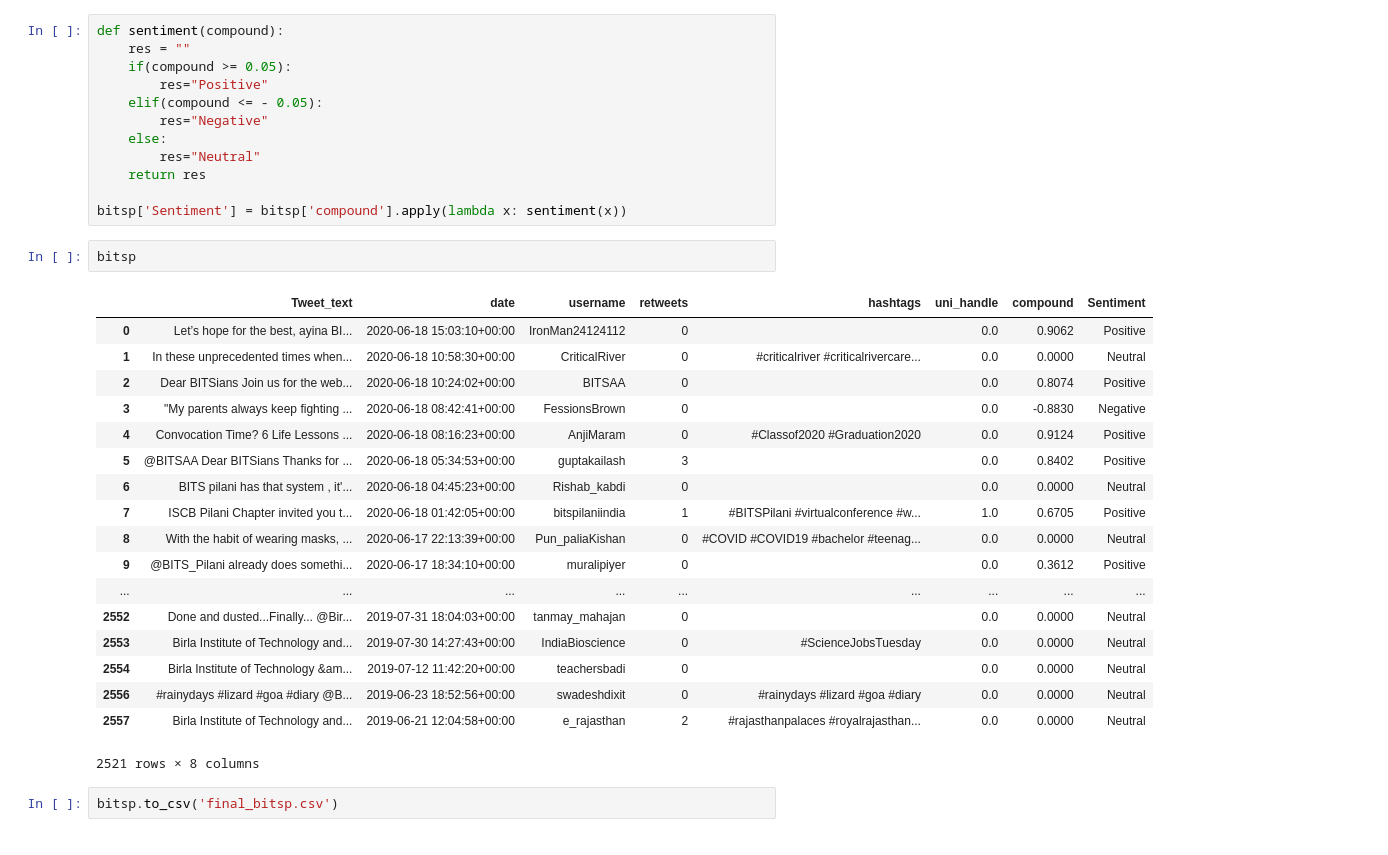
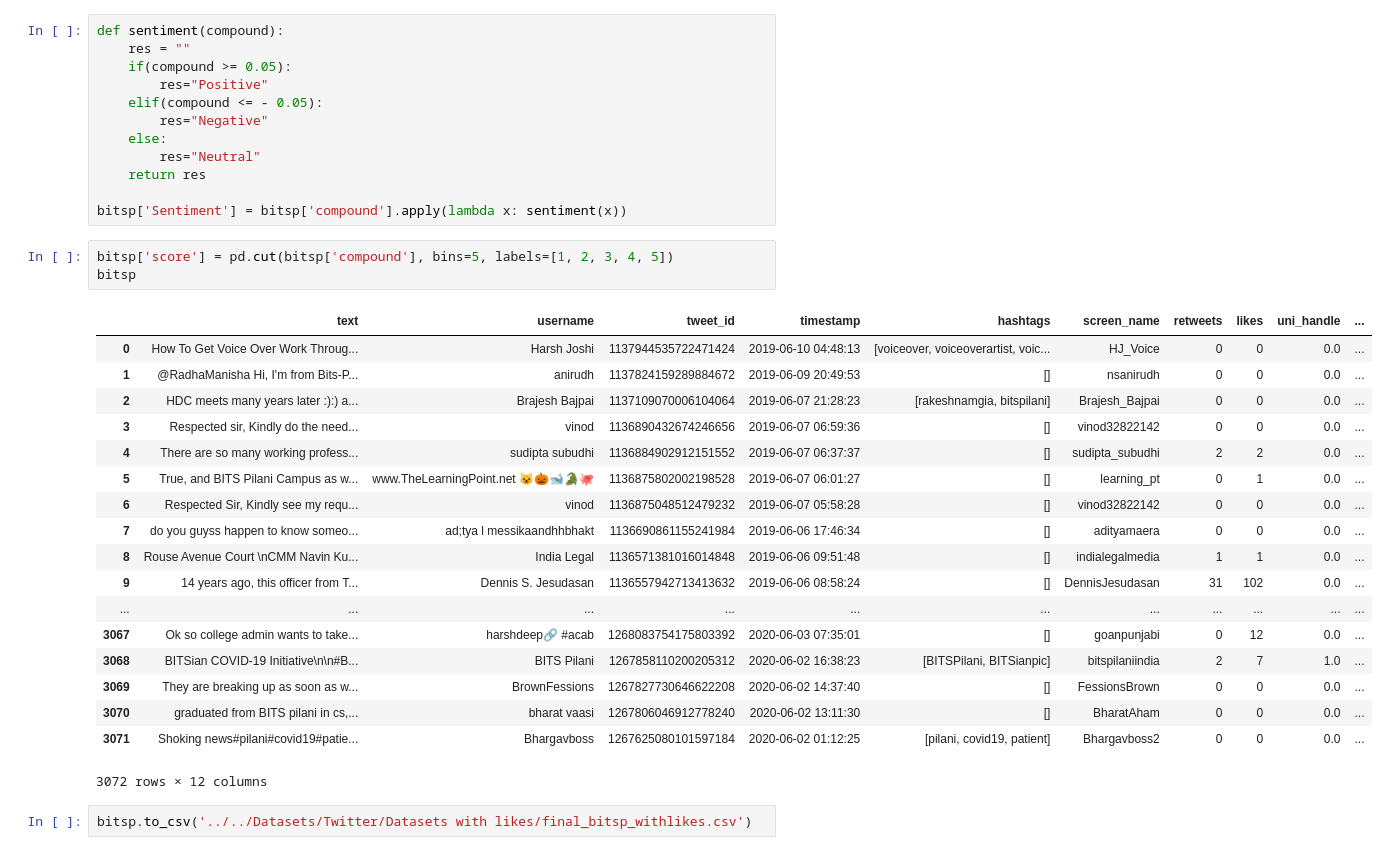
Before and after one commit to urmikakasi/UniversityRanking, a Jupyter notebook: Scraping/Twitter/bits pilani.ipynb, the cells around one changed output. Saved outputs shown, nothing was run; the diff lists cells and outputs as text.

```diff
--- a/Scraping/Twitter/bits pilani.ipynb
+++ b/Scraping/Twitter/bits pilani.ipynb
@@ -192,26 +152,27 @@ def sentiment(compound):
     return res
 
 bitsp['Sentiment'] = bitsp['compound'].apply(lambda x: sentiment(x))
-# %%
-bitsp
-# %% [output]
-|  | Tweet_text | date | username | retweets | hashtags | uni_handle | compound | Sentiment |
-| 0 | Let’s hope for the best, ayina BI... | 2020-06-18 15:03:10+00:00 | IronMan24124112 | 0 |  | 0.0 | 0.9062 | Positive |
-| 1 | In these unprecedented times when... | 2020-06-18 10:58:30+00:00 | CriticalRiver | 0 | #criticalriver #criticalrivercare... | 0.0 | 0.0000 | Neutral |
-| 2 | Dear BITSians Join us for the web... | 2020-06-18 10:24:02+00:00 | BITSAA | 0 |  | 0.0 | 0.8074 | Positive |
-| 3 | "My parents always keep fighting ... | 2020-06-18 08:42:41+00:00 | FessionsBrown | 0 |  | 0.0 | -0.8830 | Negative |
-| 4 | Convocation Time? 6 Life Lessons ... | 2020-06-18 08:16:23+00:00 | AnjiMaram | 0 | #Classof2020 #Graduation2020 | 0.0 | 0.9124 | Positive |
-| 5 | @BITSAA Dear BITSians Thanks for ... | 2020-06-18 05:34:53+00:00 | guptakailash | 3 |  | 0.0 | 0.8402 | Positive |
-| 6 | BITS pilani has that system , it'... | 2020-06-18 04:45:23+00:00 | Rishab_kabdi | 0 |  | 0.0 | 0.0000 | Neutral |
-| 7 | ISCB Pilani Chapter invited you t... | 2020-06-18 01:42:05+00:00 | bitspilaniindia | 1 | #BITSPilani #virtualconference #w... | 1.0 | 0.6705 | Positive |
-| 8 | With the habit of wearing masks, ... | 2020-06-17 22:13:39+00:00 | Pun_paliaKishan | 0 | #COVID #COVID19 #bachelor #teenag... | 0.0 | 0.0000 | Neutral |
-| 9 | @BITS_Pilani already does somethi... | 2020-06-17 18:34:10+00:00 | muralipiyer | 0 |  | 0.0 | 0.3612 | Positive |
-| ... | ... | ... | ... | ... | ... | ... | ... | ... |
-| 2552 | Done and dusted...Finally... @Bir... | 2019-07-31 18:04:03+00:00 | tanmay_mahajan | 0 |  | 0.0 | 0.0000 | Neutral |
-| 2553 | Birla Institute of Technology and... | 2019-07-30 14:27:43+00:00 | IndiaBioscience | 0 | #ScienceJobsTuesday | 0.0 | 0.0000 | Neutral |
-| 2554 | Birla Institute of Technology &am... | 2019-07-12 11:42:20+00:00 | teachersbadi | 0 |  | 0.0 | 0.0000 | Neutral |
-| 2556 | #rainydays #lizard #goa #diary @B... | 2019-06-23 18:52:56+00:00 | swadeshdixit | 0 | #rainydays #lizard #goa #diary | 0.0 | 0.0000 | Neutral |
-| 2557 | Birla Institute of Technology and... | 2019-06-21 12:04:58+00:00 | e_rajasthan | 2 | #rajasthanpalaces #royalrajasthan... | 0.0 | 0.0000 | Neutral |
-2521 rows × 8 columns
+# %%
+bitsp['score'] = pd.cut(bitsp['compound'], bins=5, labels=[1, 2, 3, 4, 5])
+bitsp
+# %% [output]
+|  | text | username | tweet_id | timestamp | hashtags | screen_name | retweets | likes | uni_handle | ... |
+| 0 | How To Get Voice Over Work Throug... | Harsh Joshi | 1137944535722471424 | 2019-06-10 04:48:13 | [voiceover, voiceoverartist, voic... | HJ_Voice | 0 | 0 | 0.0 | ... |
+| 1 | @RadhaManisha Hi, I'm from Bits-P... | anirudh | 1137824159289884672 | 2019-06-09 20:49:53 | [] | nsanirudh | 0 | 0 | 0.0 | ... |
+| 2 | HDC meets many years later :):) a... | Brajesh Bajpai | 1137109070006104064 | 2019-06-07 21:28:23 | [rakeshnamgia, bitspilani] | Brajesh_Bajpai | 0 | 0 | 0.0 | ... |
+| 3 | Respected sir, Kindly do the need... | vinod | 1136890432674246656 | 2019-06-07 06:59:36 | [] | vinod32822142 | 0 | 0 | 0.0 | ... |
+| 4 | There are so many working profess... | sudipta subudhi | 1136884902912151552 | 2019-06-07 06:37:37 | [] | sudipta_subudhi | 2 | 2 | 0.0 | ... |
+| 5 | True, and BITS Pilani Campus as w... | www.TheLearningPoint.net 😺🎃🐋🐊🐙 | 1136875802002198528 | 2019-06-07 06:01:27 | [] | learning_pt | 0 | 1 | 0.0 | ... |
+| 6 | Respected Sir, Kindly see my requ... | vinod | 1136875048512479232 | 2019-06-07 05:58:28 | [] | vinod32822142 | 0 | 0 | 0.0 | ... |
+| 7 | do you guyss happen to know someo... | ad;tya l messikaandhhbhakt | 1136690861155241984 | 2019-06-06 17:46:34 | [] | adityamaera | 0 | 0 | 0.0 | ... |
+| 8 | Rouse Avenue Court \nCMM Navin Ku... | India Legal | 1136571381016014848 | 2019-06-06 09:51:48 | [] | indialegalmedia | 1 | 1 | 0.0 | ... |
+| 9 | 14 years ago, this officer from T... | Dennis S. Jesudasan | 1136557942713413632 | 2019-06-06 08:58:24 | [] | DennisJesudasan | 31 | 102 | 0.0 | ... |
+| ... | ... | ... | ... | ... | ... | ... | ... | ... | ... | ... |
+| 3067 | Ok so college admin wants to take... | harshdeep🔗 #acab | 1268083754175803392 | 2020-06-03 07:35:01 | [] | goanpunjabi | 0 | 12 | 0.0 | ... |
+| 3068 | BITSian COVID-19 Initiative\n\n#B... | BITS Pilani | 1267858110200205312 | 2020-06-02 16:38:23 | [BITSPilani, BITSianpic] | bitspilaniindia | 2 | 7 | 1.0 | ... |
+| 3069 | They are breaking up as soon as w... | BrownFessions | 1267827730646622208 | 2020-06-02 14:37:40 | [] | FessionsBrown | 0 | 0 | 0.0 | ... |
+| 3070 | graduated from BITS pilani in cs,... | bharat vaasi | 1267806046912778240 | 2020-06-02 13:11:30 | [] | BharatAham | 0 | 0 | 0.0 | ... |
+| 3071 | Shoking news#pilani#covid19#patie... | Bhargavboss | 1267625080101597184 | 2020-06-02 01:12:25 | [pilani, covid19, patient] | Bhargavboss2 | 0 | 0 | 0.0 | ... |
+3072 rows × 12 columns
 # %%
-bitsp.to_csv('final_bitsp.csv')
+bitsp.to_csv('../../Datasets/Twitter/Datasets with likes/final_bitsp_withlikes.csv')
```
Also changed, not shown: parts of 14 cells of this notebook, 11 other files.
